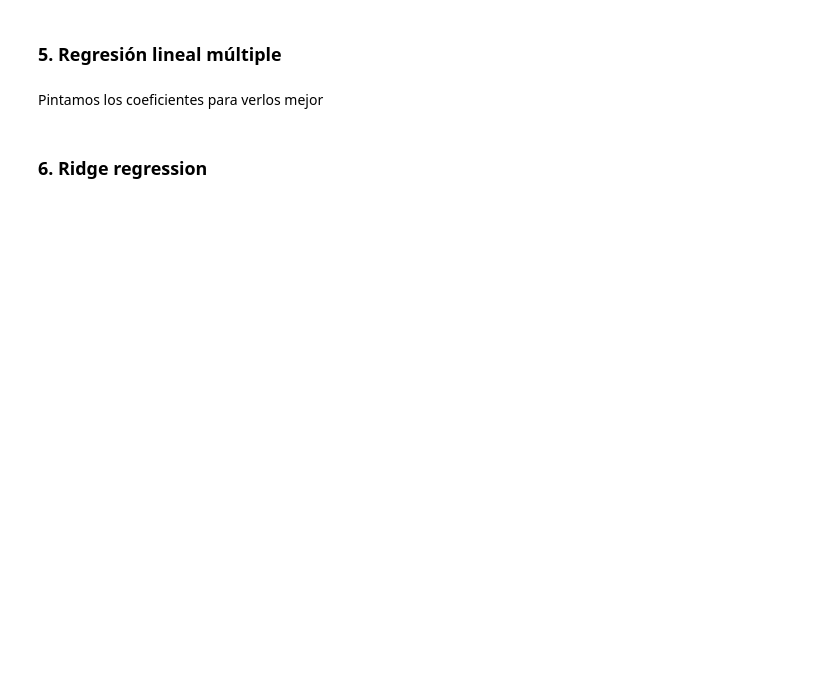
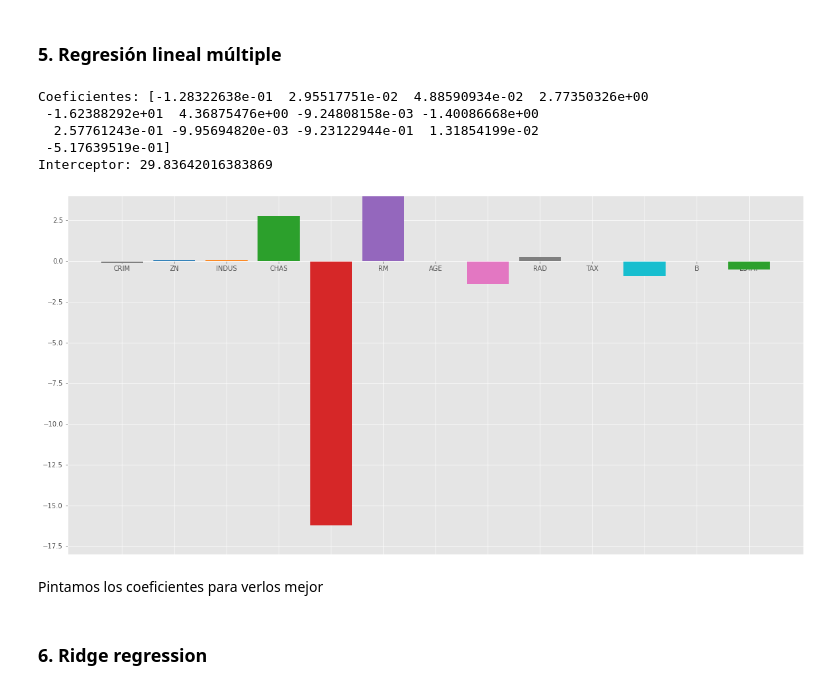
Before and after one commit to rafazamb/DS_PT_ENE21, a Jupyter notebook: 2-Machine_Learning/2.1_Supervised/2.1.3 Regularization/Regularization clase - solucion.ipynb, the cells around one changed output. Drawn from its saved outputs; the diff is of its cells as text; code cells hidden in the pictures; blank space fills up the shorter version.

```diff
--- a/2-Machine_Learning/2.1_Supervised/2.1.3 Regularization/Regularization clase - solucion.ipynb
+++ b/2-Machine_Learning/2.1_Supervised/2.1.3 Regularization/Regularization clase - solucion.ipynb
@@ -30,0 +92,17 @@ from sklearn.linear_model import LinearRegression
+# %%
+# Apply multiple Linear Regression Model
+lreg = LinearRegression()
+lreg.fit(x_train, y_train)
+
+# Generate Prediction on test set
+lreg_y_pred = lreg.predict(x_test)
+
+# calculating Mean Squared Error (mse)
+mean_squared_error = np.mean((lreg_y_pred - y_test)**2)
+print("Mean squared Error on test set : ", mean_squared_error)
+
+# Putting together the coefficient and their corrsponding variable names
+lreg_coefficient = pd.DataFrame()
+lreg_coefficient["Columns"] = x_train.columns
+lreg_coefficient['Coefficient Estimate'] = pd.Series(lreg.coef_)
+print(lreg_coefficient)
@@ -48,3 +127,31 @@ from sklearn.linear_model import LinearRegression
+# %%
+print("Coeficientes:", lreg.coef_)
+print("Interceptor:", lreg.intercept_)
+# %% [output]
+Coeficientes: [-1.28322638e-01  2.95517751e-02  4.88590934e-02  2.77350326e+00
+ -1.62388292e+01  4.36875476e+00 -9.24808158e-03 -1.40086668e+00
+  2.57761243e-01 -9.95694820e-03 -9.23122944e-01  1.31854199e-02
+ -5.17639519e-01]
+Interceptor: 29.83642016383869
+# %%
+# plotting the coefficient score
+fig, ax = plt.subplots(figsize =(20, 10))
+
+color =['tab:gray', 'tab:blue', 'tab:orange',
+'tab:green', 'tab:red', 'tab:purple', 'tab:brown',
+'tab:pink', 'tab:gray', 'tab:olive', 'tab:cyan',
+'tab:orange', 'tab:green', 'tab:blue', 'tab:olive']
+
+ax.bar(lreg_coefficient["Columns"],
+lreg_coefficient['Coefficient Estimate'],
+color = color)
+
+ax.spines['bottom'].set_position('zero')
+ax.set_ylim([-18,4])
+
+plt.style.use('ggplot');
+# %% [output]
+[figure, added]
 # %% [markdown]
 Pintamos los coeficientes para verlos mejor
 # %% [markdown]
```
Also changed, not shown: parts of 17 cells of this notebook, 13 other files.
